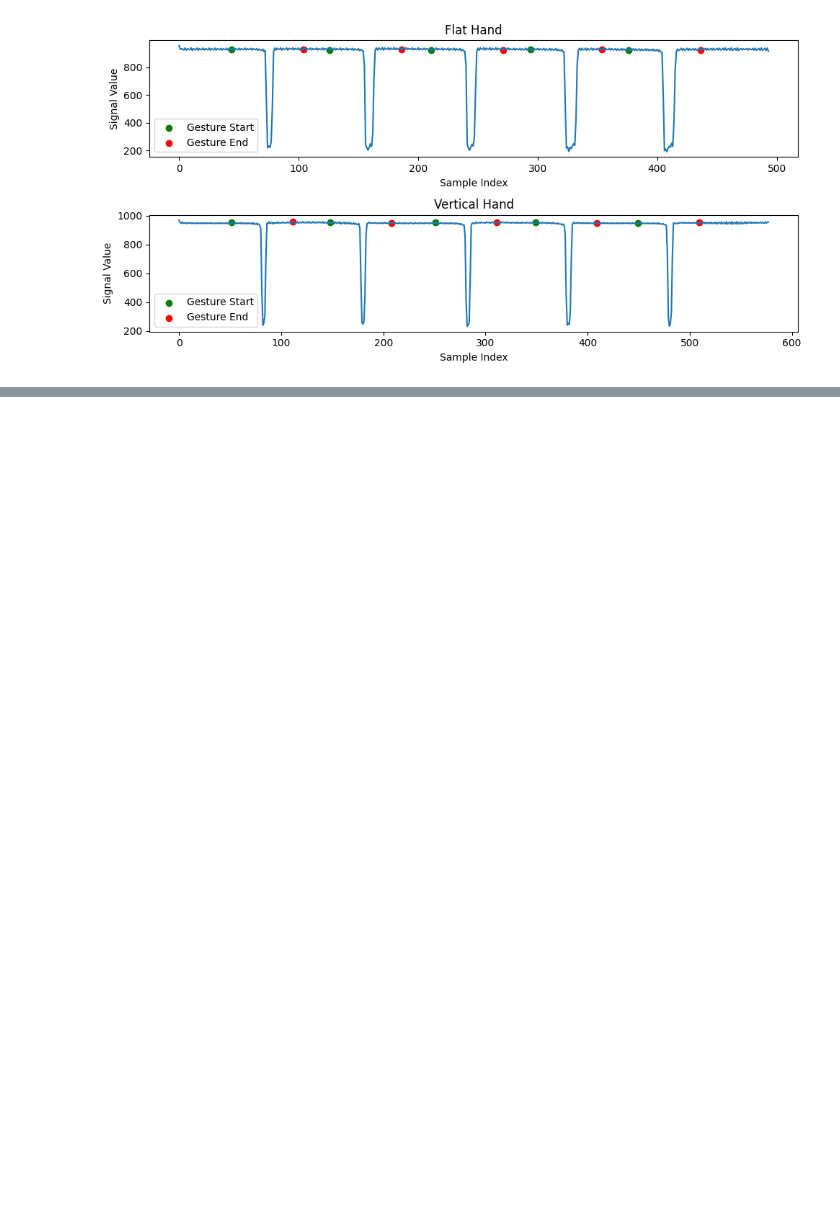
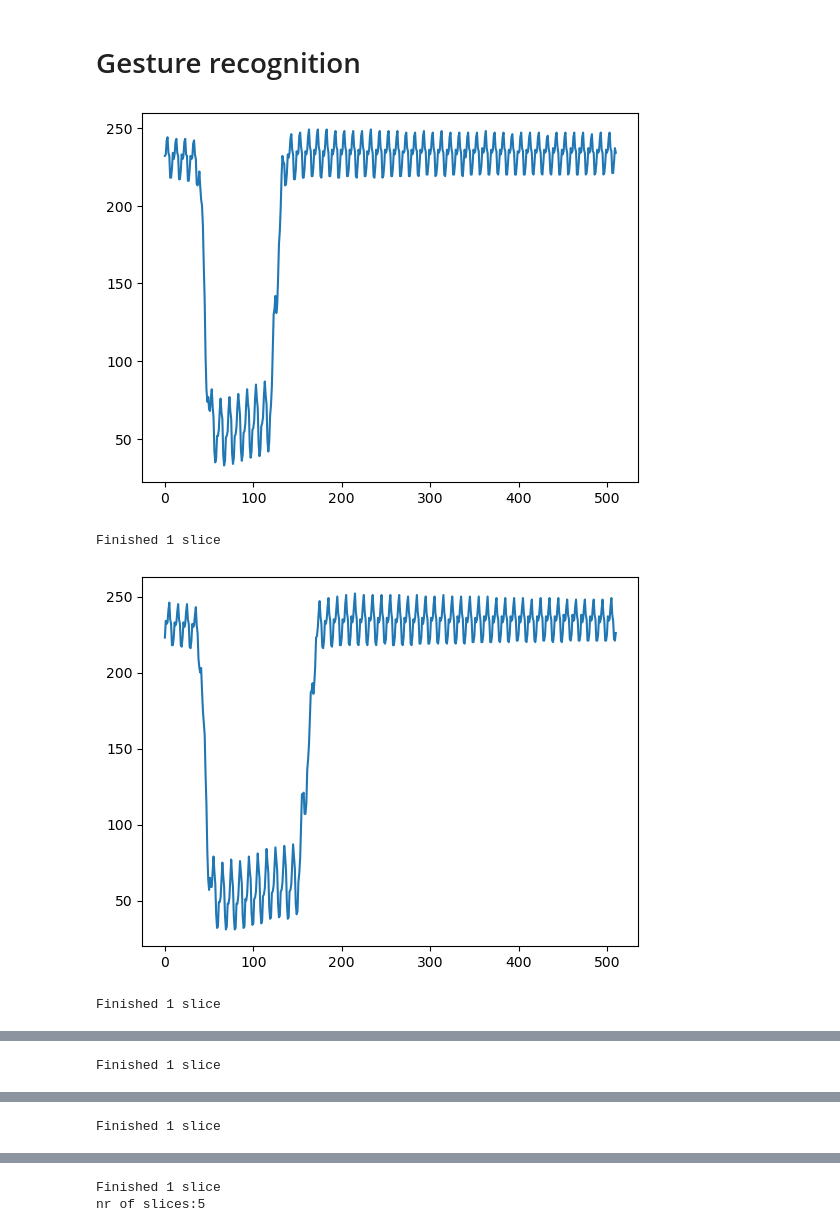
Before and after one commit to Dragonsky8/VLC_Lab_G4, a Jupyter notebook: Lab3/Processor.ipynb, the cells around one changed output, grey strips where cells are left out. Saved outputs shown, nothing was run; the diff lists cells and outputs as text; code cells hidden in the pictures; blank space fills up the shorter version.

Commit message:
Add dynamic gesture slice function

```diff
--- a/Lab3/Processor.ipynb
+++ b/Lab3/Processor.ipynb
@@ -136,4 +169,50 @@ plt.show()
+# %% [markdown]
+# Gesture recognition
 # %%
+# During activity, keep reading Serial and add raw signal value into ringbuffer
+last5s = RingBuffer(2500)
+historyBuffer = RingBuffer(100)
+sliceArray = []
+
+busyReading = False
+avgMean = 0
+historyMean = 100000
+samplingStep = 0
+nrOfSlices = 0
+for sigVal in solar_cell_1:
+    if (not busyReading):
+        # Add value to last 5s, to get average mean threshold
+        last5s.append(sigVal)
+        avgMean = np.mean(last5s.get())
+        # Keep history record of signal, such that we know what happened, when we trigger the condition for a slice.
+        historyBuffer.append(sigVal)
+        historyMean = np.mean(historyBuffer.get())
+    # Threshold determination part
+    if historyMean < 0.6*avgMean and samplingStep < 412:
+        busyReading = True
+        if(len(sliceArray)<1):
+            sliceArray = historyBuffer.get()
+        else:
+            sliceArray.append(sigVal)
+        samplingStep+= 1
+    elif (busyReading):
+        plt.plot(sliceArray)
+        plt.show()
+        # Reset every intermediate value
+        print("Finished 1 slice")
+        samplingStep = 0
+        busyReading = False
+        historyMean = 1000000
+        historyBuffer.clear()
+        sliceArray = []
+        nrOfSlices +=1
+
+
+# dataTest = last5s.get()
+# plt.plot(dataTest)
+# plt.show()
+print("nr of slices:" + str(nrOfSlices))
+
 def detect_gesture_starts_ends(signal, window_size, std_threshold, mean_threshold):
     starts = []
     ends = []
@@ -158,31 +237,34 @@ starts_vertical, ends_vertical = detect_gesture_starts_ends(zscore_solar_cell_2,
 # Plot the first signal
 plt.figure(figsize=(10, 5))
 plt.subplot(2, 1, 1)  # Create a subplot with 2 rows and 1 column, select the first subplot
 plt.plot(solar_cell_denoised_1)
 plt.title('Flat Hand')
 
 # Highlight the start and end points
 plt.scatter(starts_flat, solar_cell_denoised_1[starts_flat], color='green', label='Gesture Start')
 plt.scatter(ends_flat, solar_cell_denoised_1[ends_flat], color='red', label='Gesture End')
 
 plt.xlabel('Sample Index')
 plt.ylabel('Signal Value')
 plt.legend()
 
 # Plot the second signal
 plt.subplot(2, 1, 2)  # Select the second subplot
 plt.plot(solar_cell_denoised_2)
 plt.title('Vertical Hand')
 
 # Highlight the start and end points
 plt.scatter(starts_vertical, solar_cell_denoised_2[starts_vertical], color='green', label='Gesture Start')
 plt.scatter(ends_vertical, solar_cell_denoised_2[ends_vertical], color='red', label='Gesture End')
 
 plt.xlabel('Sample Index')
 plt.ylabel('Signal Value')
 plt.legend()
 
 plt.tight_layout()  # Adjust subplot layout for better spacing
 plt.show()
 # %% [output]
-[figure, old version]
+[figure, new version]
+Finished 1 slice
+[figure, added]
+Finished 1 slice
@@ -188,0 +272 @@ plt.show()
+Finished 1 slice
@@ -188,0 +274 @@ plt.show()
+Finished 1 slice
@@ -188,0 +276,2 @@ plt.show()
+Finished 1 slice
+nr of slices:5
```
Also changed, not shown: parts of 6 cells of this notebook.
